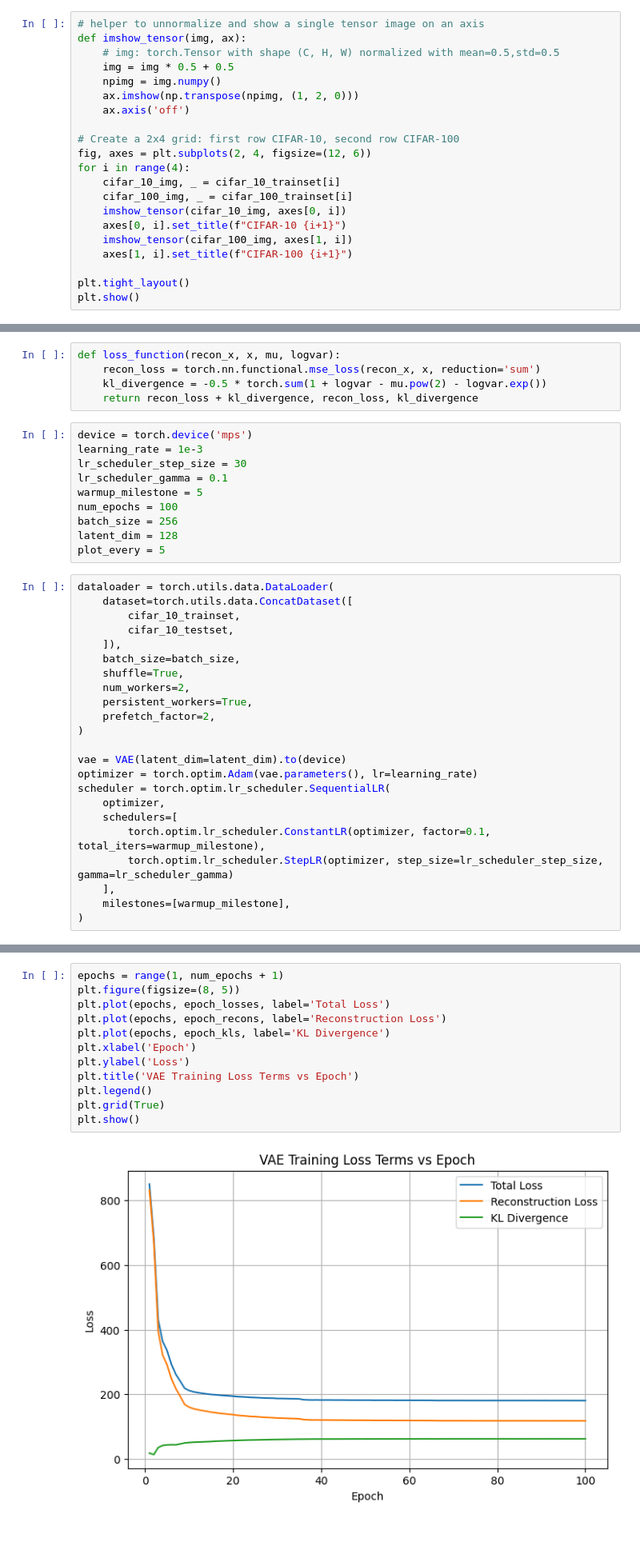
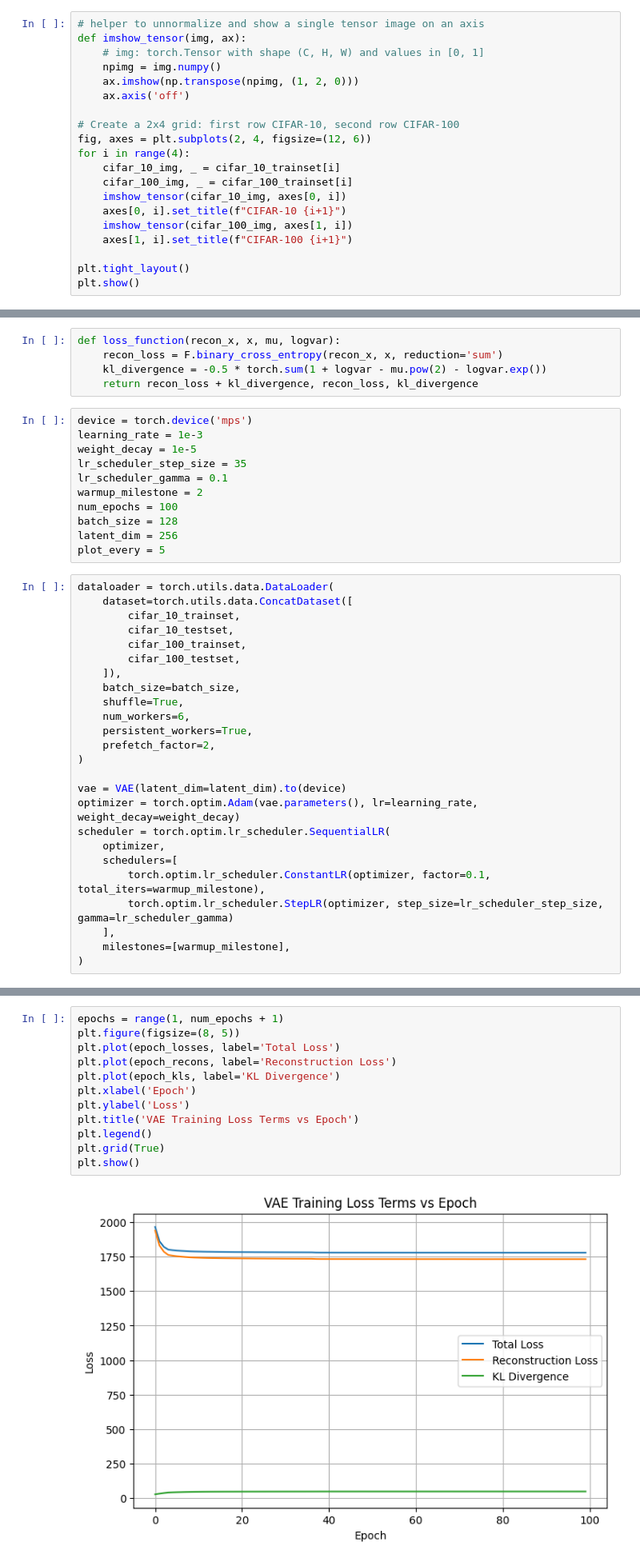
Before and after one commit to Lu-Zetian/math5472, a Jupyter notebook: project/vae.ipynb, the cells around one changed output, grey strips where cells are left out. Shown at 80% size. Saved outputs shown, nothing was run; the diff lists cells and outputs as text; blank space fills up the shorter version.

```diff
--- a/project/vae.ipynb
+++ b/project/vae.ipynb
@@ -20,8 +46,7 @@ cifar_100_testset = torchvision.datasets.CIFAR100(root='./data', train=False, do
 # %%
 # helper to unnormalize and show a single tensor image on an axis
 def imshow_tensor(img, ax):
-    # img: torch.Tensor with shape (C, H, W) normalized with mean=0.5,std=0.5
-    img = img * 0.5 + 0.5
+    # img: torch.Tensor with shape (C, H, W) and values in [0, 1]
     npimg = img.numpy()
     ax.imshow(np.transpose(npimg, (1, 2, 0)))
     ax.axis('off')
@@ -141,34 +166,37 @@ class VAE(nn.Module):
         return recon_x, mu, logvar
 # %%
 def loss_function(recon_x, x, mu, logvar):
-    recon_loss = torch.nn.functional.mse_loss(recon_x, x, reduction='sum')
+    recon_loss = F.binary_cross_entropy(recon_x, x, reduction='sum')
     kl_divergence = -0.5 * torch.sum(1 + logvar - mu.pow(2) - logvar.exp())
     return recon_loss + kl_divergence, recon_loss, kl_divergence
 # %%
 device = torch.device('mps')
 learning_rate = 1e-3
-lr_scheduler_step_size = 30
+weight_decay = 1e-5
+lr_scheduler_step_size = 35
 lr_scheduler_gamma = 0.1
-warmup_milestone = 5
+warmup_milestone = 2
 num_epochs = 100
-batch_size = 256
-latent_dim = 128
+batch_size = 128
+latent_dim = 256
 plot_every = 5
 # %%
 dataloader = torch.utils.data.DataLoader(
     dataset=torch.utils.data.ConcatDataset([
         cifar_10_trainset,
         cifar_10_testset,
+        cifar_100_trainset,
+        cifar_100_testset,
     ]),
     batch_size=batch_size,
     shuffle=True,
-    num_workers=2,
+    num_workers=6,
     persistent_workers=True,
     prefetch_factor=2,
 )
 
 vae = VAE(latent_dim=latent_dim).to(device)
-optimizer = torch.optim.Adam(vae.parameters(), lr=learning_rate)
+optimizer = torch.optim.Adam(vae.parameters(), lr=learning_rate, weight_decay=weight_decay)
 scheduler = torch.optim.lr_scheduler.SequentialLR(
     optimizer,
     schedulers=[
@@ -240,14 +268,14 @@ Epoch 10/100 | Loss: 211.9993 | Recon: 160.7282 | KL: 51.2711
 # %%
 epochs = range(1, num_epochs + 1)
 plt.figure(figsize=(8, 5))
-plt.plot(epochs, epoch_losses, label='Total Loss')
-plt.plot(epochs, epoch_recons, label='Reconstruction Loss')
-plt.plot(epochs, epoch_kls, label='KL Divergence')
+plt.plot(epoch_losses, label='Total Loss')
+plt.plot(epoch_recons, label='Reconstruction Loss')
+plt.plot(epoch_kls, label='KL Divergence')
 plt.xlabel('Epoch')
 plt.ylabel('Loss')
 plt.title('VAE Training Loss Terms vs Epoch')
 plt.legend()
 plt.grid(True)
 plt.show()
 # %% [output]
-[figure, old version]
+[figure, new version]
```
Also changed, not shown: parts of 5 cells of this notebook.
